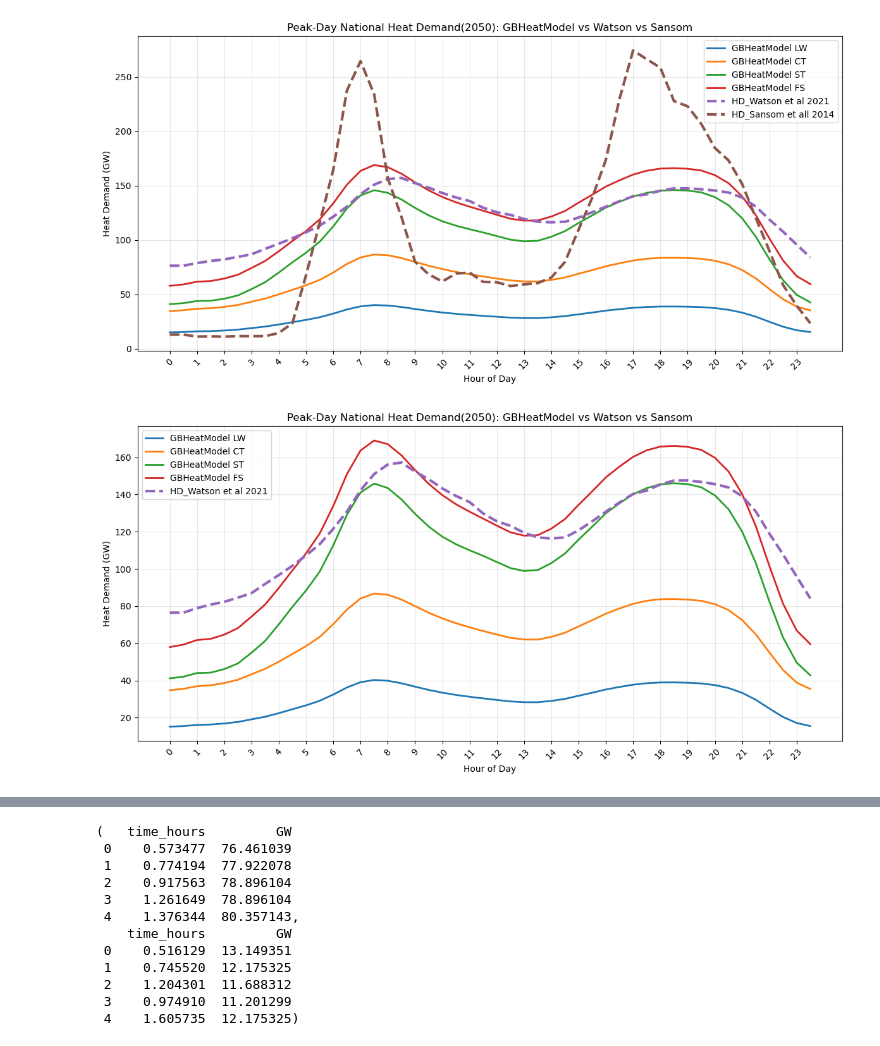
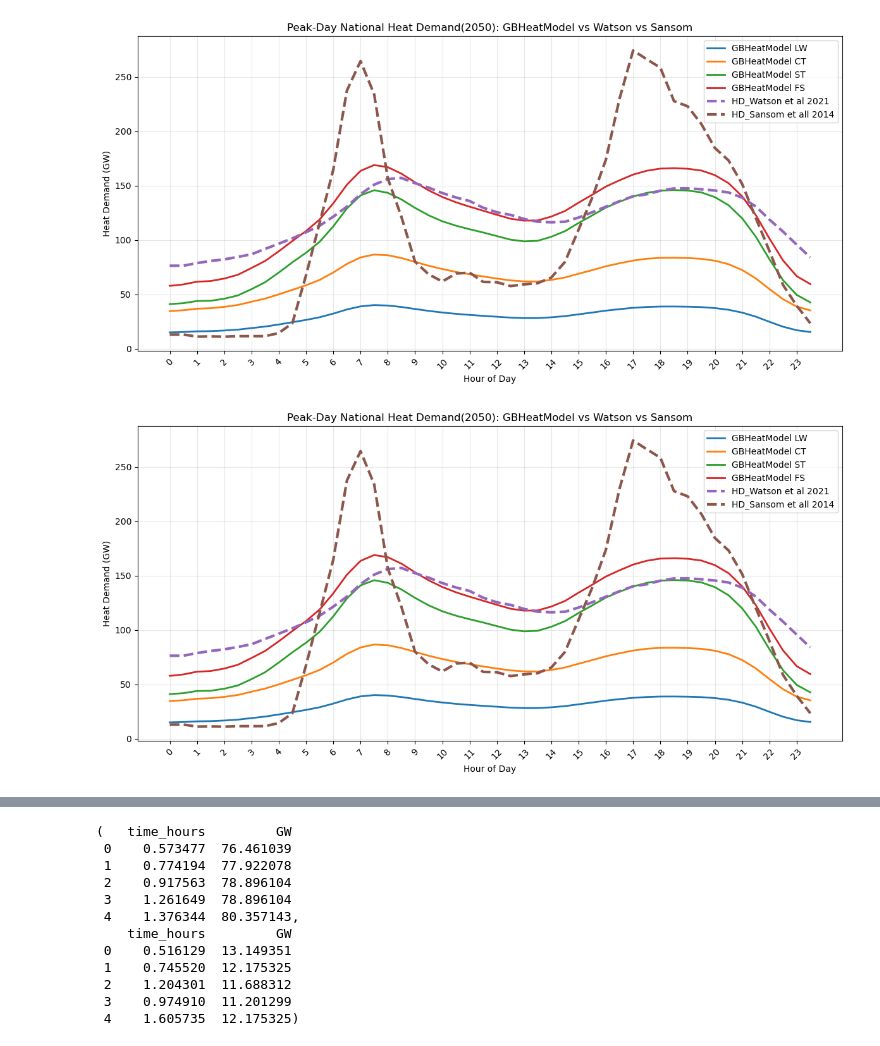
Before and after one commit to Lavinjafari/GBHeatModel, a Jupyter notebook: Notebooks/Validation_3.ipynb, the cells around one changed output, grey strips where cells are left out. Cells and saved outputs as stored; diff of their text form; code cells hidden in the pictures.

```diff
--- a/Notebooks/Validation_3.ipynb
+++ b/Notebooks/Validation_3.ipynb
@@ -140,7 +140,7 @@ scenario_folders = {
 }
 # %%
 def plot_peak_day_profiles_with_benchmarks(scenario_folders,
-                                           watson_halfhour
+                                           watson_halfhour,
                                            sansom_halfhour):
     """
     Plots:
@@ -216,8 +216,8 @@ peak_info = plot_peak_day_profiles_with_benchmarks(
 # %%
 peak_info = plot_peak_day_profiles_with_benchmarks(
     scenario_folders,
     watson_halfhour,
-    # sansom_halfhour,
+    sansom_halfhour,
 )
 # %% [output]
-[figure, old version]
+[figure, new version]
```
Also changed, not shown: parts of 5 cells of this notebook.
